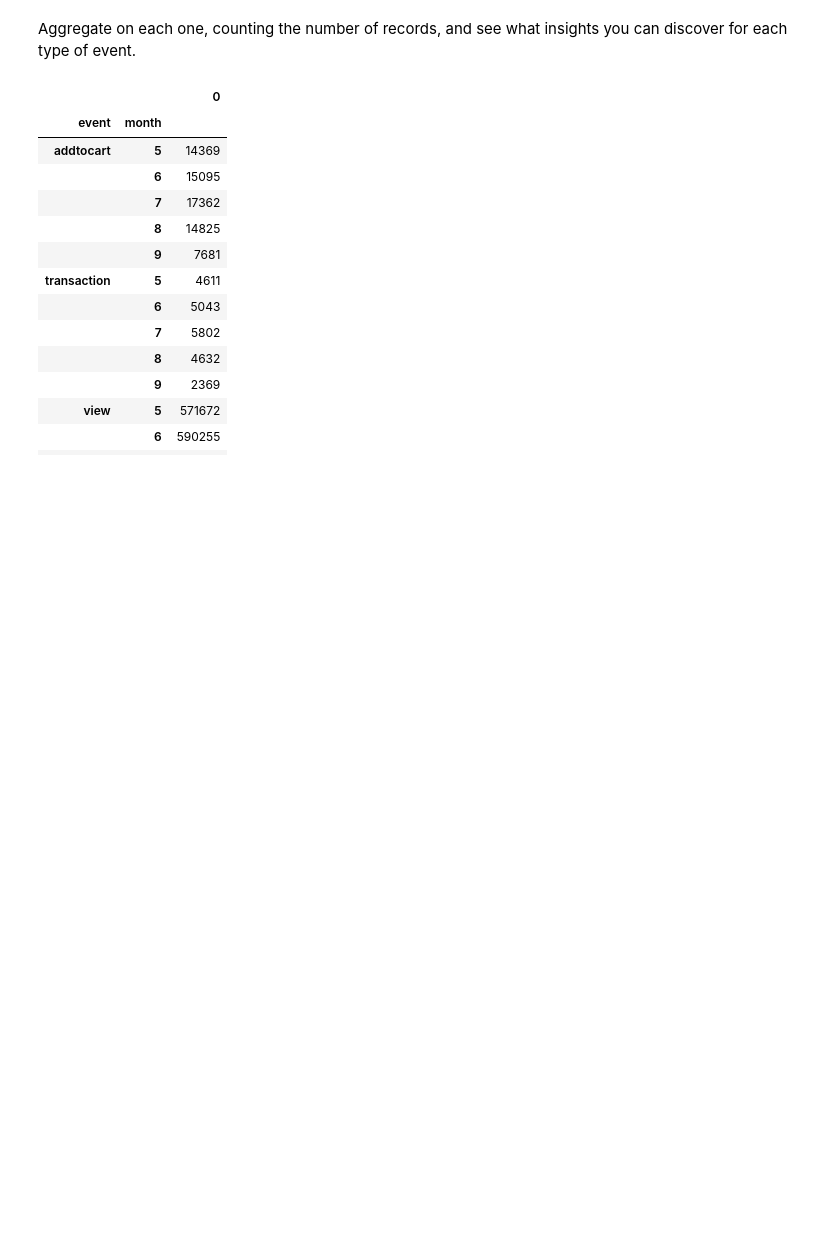
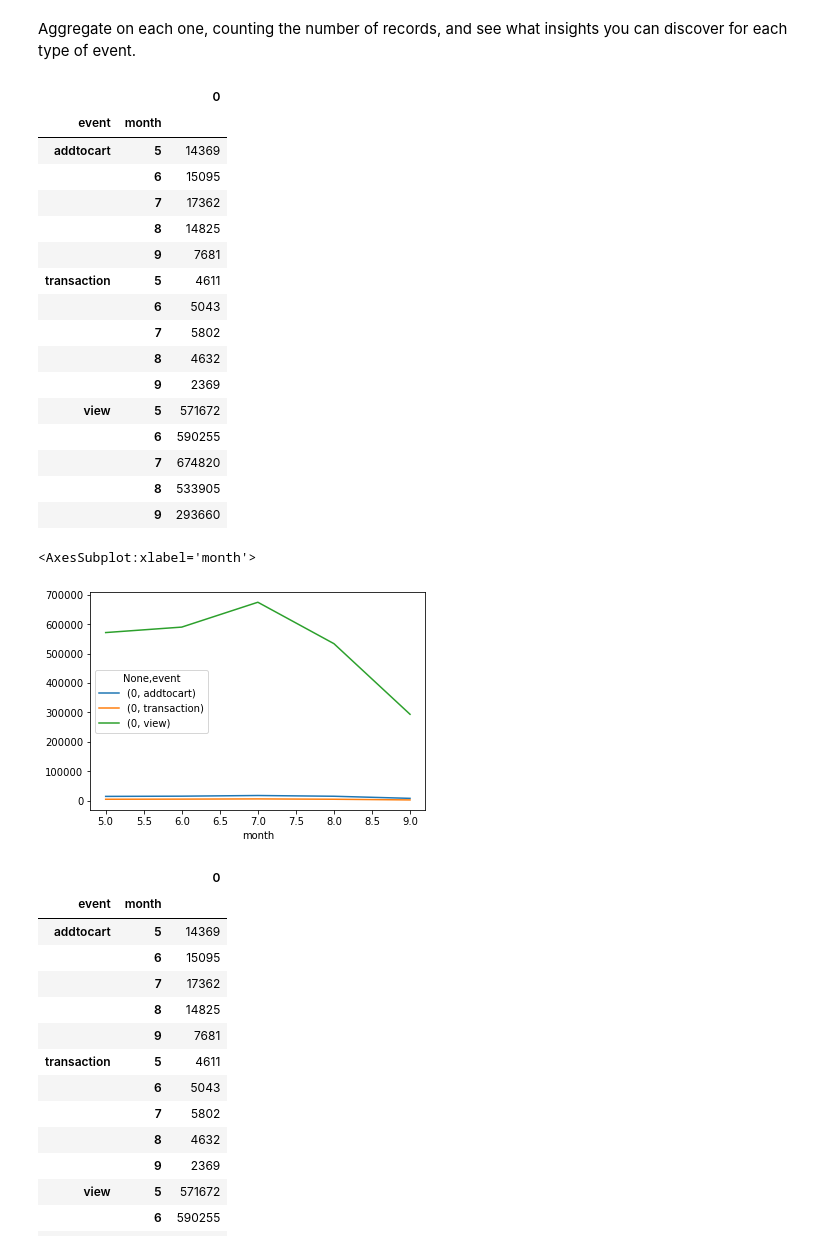
Before and after one commit to thinkful-dsi-grackle/dsi7_student_pair_work, a Jupyter notebook: week11_time_series/1_monday/Angel_time_series_D1_L2.ipynb, the cells around one changed output. Cells and saved outputs as stored; diff of their text form; code cells hidden in the pictures; blank space fills up the shorter version.

```diff
--- a/week11_time_series/1_monday/Angel_time_series_D1_L2.ipynb
+++ b/week11_time_series/1_monday/Angel_time_series_D1_L2.ipynb
@@ -44,6 +44,30 @@ web_events.columns[5:9]
 Index(['month', 'week', 'day', 'hour'], dtype='object')
 # %% [markdown]
 Aggregate on each one, counting the number of records, and see what insights you can discover for each type of event.
+# %%
+month_df = pd.DataFrame(web_events.groupby(['event', 'month']).size())
+display(month_df)
+pd.DataFrame(web_events.groupby(['event', 'month']).size()).unstack(level=0).plot(kind='line')
+# %% [output]
+|  |  | 0 |
+| event | month |  |
+| addtocart | 5 | 14369 |
+|  | 6 | 15095 |
+|  | 7 | 17362 |
+|  | 8 | 14825 |
+|  | 9 | 7681 |
+| transaction | 5 | 4611 |
+|  | 6 | 5043 |
+|  | 7 | 5802 |
+|  | 8 | 4632 |
+|  | 9 | 2369 |
+| view | 5 | 571672 |
+|  | 6 | 590255 |
+|  | 7 | 674820 |
+|  | 8 | 533905 |
+|  | 9 | 293660 |
+<AxesSubplot:xlabel='month'>
+[figure, added]
 # %%
 time_units = web_events.columns[5:9]
 for unit in time_units:
```
Also changed, not shown: parts of 1 cell of this notebook.
